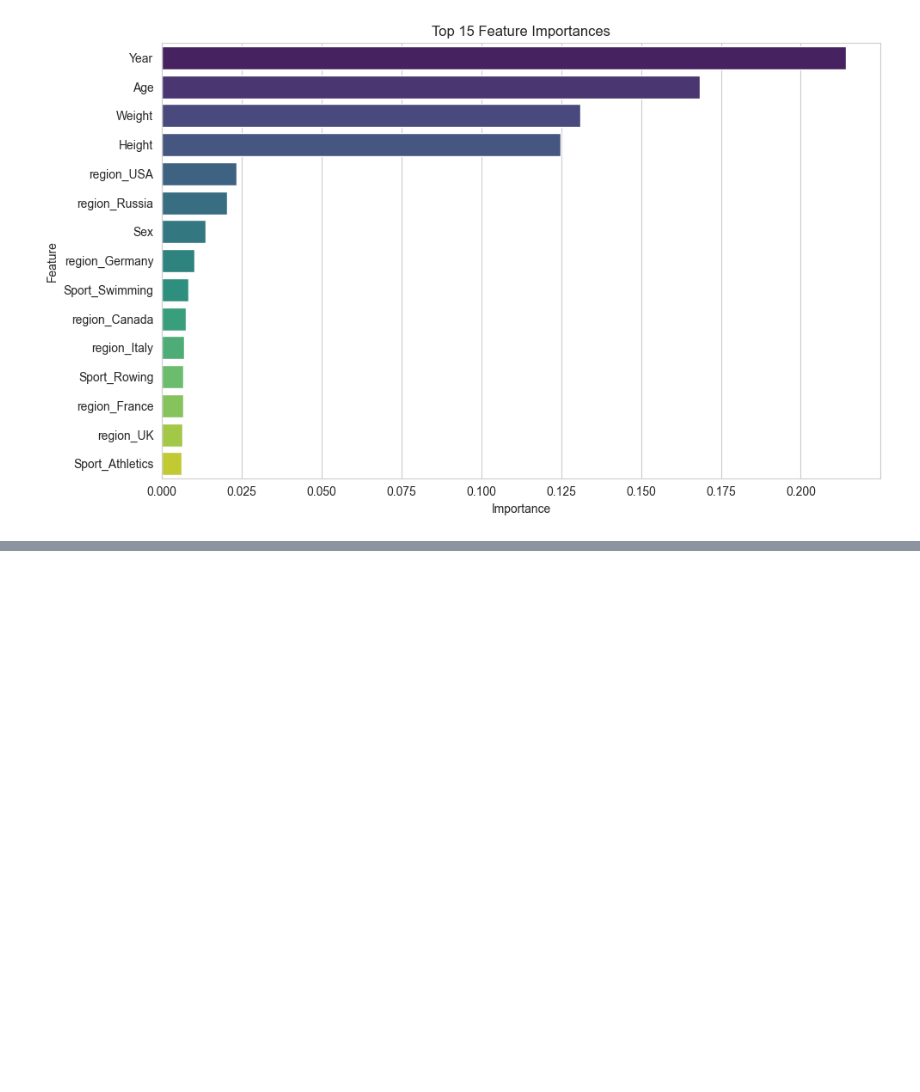
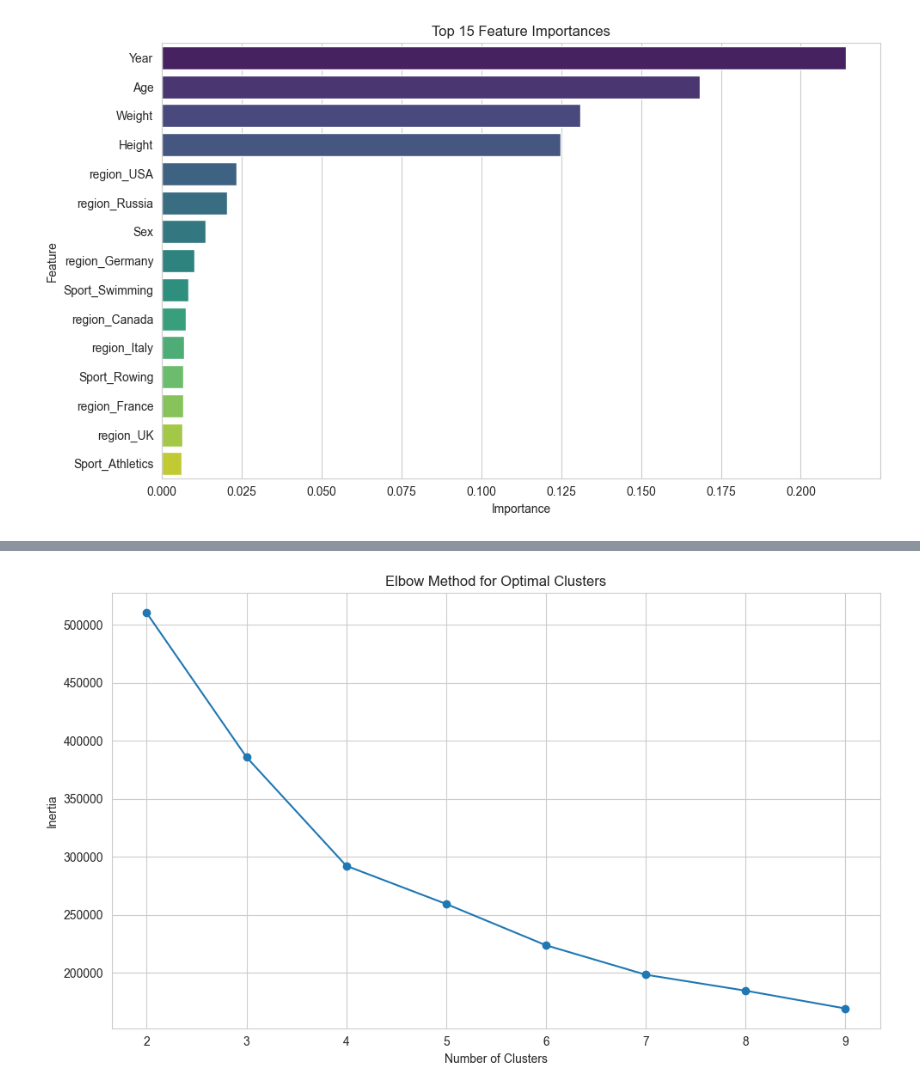
Before and after one commit to kunjagarwal-dev/olympics-data-analysis, a Jupyter notebook: notebooks/olympics_analysis.ipynb, the cells around one changed output, grey strips where cells are left out. Cells and saved outputs as stored; diff of their text form; code cells hidden in the pictures; blank space fills up the shorter version.

Commit message:
ML Model 2 Athlete Clustering K-Means complete

```diff
--- a/notebooks/olympics_analysis.ipynb
+++ b/notebooks/olympics_analysis.ipynb
@@ -734,0 +737,7 @@ pickle.dump(model, open('../models/medal_model.pkl', 'wb'))
+# %%
+cluster_df = df[["Age", "Height", "Weight"]].dropna()
+# %%
+from sklearn.preprocessing import StandardScaler
+scaler = StandardScaler()
+scaled_features = scaler.fit_transform(cluster_df)
+scaled_df = pd.DataFrame(scaled_features, columns=cluster_df.columns)
@@ -734,0 +753,16 @@ pickle.dump(model, open('../models/medal_model.pkl', 'wb'))
+# %%
+from sklearn.cluster import KMeans
+inertia = []
+for i in range(2, 10):
+    kmeans = KMeans(n_clusters=i, random_state=42)
+    kmeans.fit(scaled_df)
+    inertia.append(kmeans.inertia_)
+plt.figure(figsize=(10, 6))
+plt.plot(range(2, 10), inertia, marker='o')
+plt.title('Elbow Method for Optimal Clusters')
+plt.xlabel('Number of Clusters')
+plt.ylabel('Inertia')
+plt.tight_layout()
+plt.show()
+# %% [output]
+[figure, added]
```
Also changed, not shown: parts of 11 cells of this notebook, 1 other file.
